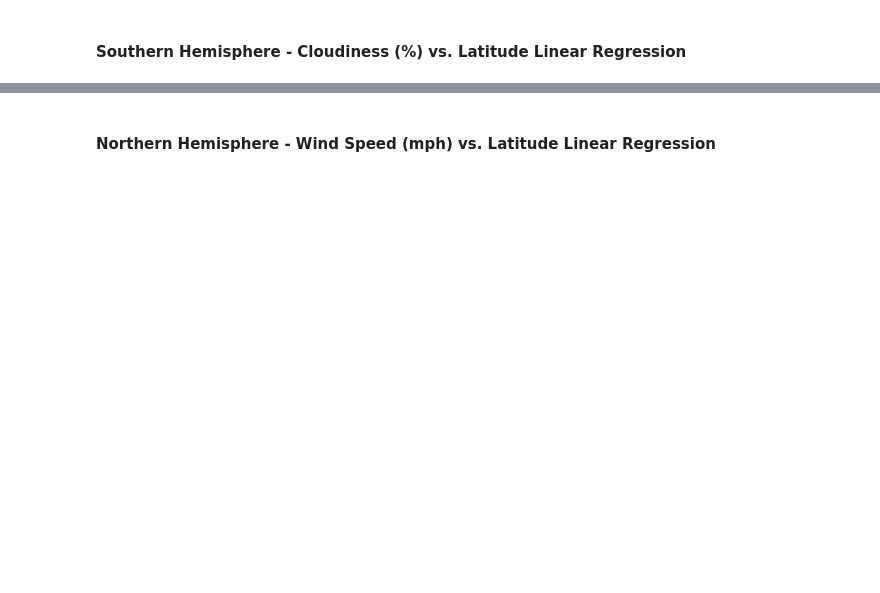
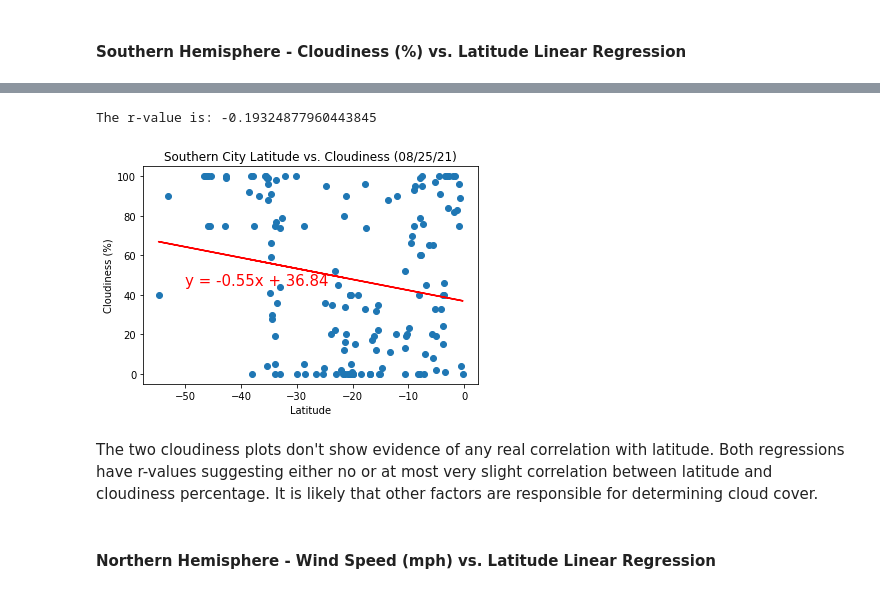
Before and after one commit to kellnergp/Weather-API-Mapping, a Jupyter notebook: WeatherPy/WeatherPy.ipynb, the cells around one changed output, grey strips where cells are left out. Saved outputs shown, nothing was run; the diff lists cells and outputs as text; code cells hidden in the pictures; blank space fills up the shorter version.

```diff
--- a/WeatherPy/WeatherPy.ipynb
+++ b/WeatherPy/WeatherPy.ipynb
@@ -501,2 +503,39 @@ The r-value is: 0.0035263772085582894
+# %%
+# pull pertinent values into lists to make regression simpler
+x_val = southern_df['Lat'].tolist()
+y_val = southern_df['Cloudiness'].tolist()
+
+# use scipy.stats.linregress to determine the regression parameters
+(slope, intercept, rvalue, pvalue, stderr) = linregress(x_val, y_val)
+
+# generate the regression values using the slope-intercept equation
+regress_values = [value * slope + intercept for value in x_val]
+
+# generate the string for regression equation
+line_eq = "y = " + str(round(slope,2)) + "x + " + str(round(intercept,2))
+
+# print the r-value of the regression
+print(f"The r-value is: {rvalue}")
+
+# plot the values and the regression
+plt.figure()
+plt.scatter(x_val,y_val)
+plt.plot(x_val,regress_values,"r-")
+
+# add proper plot labels
+plt.title('Southern City Latitude vs. Cloudiness (08/25/21)')
+plt.xlabel('Latitude')
+plt.ylabel('Cloudiness (%)')
+
+# annotate the plot with line equation
+plt.annotate(line_eq,(-50,45),fontsize=15,color="red")
+
+# save figure as png file
+plt.savefig('output_data/Fig7s.png')
+# %% [output]
+The r-value is: -0.19324877960443845
+[figure, added]
+# %% [markdown]
+The two cloudiness plots don't show evidence of any real correlation with latitude.  Both regressions have r-values suggesting either no or at most very slight correlation between latitude and cloudiness percentage.  It is likely that other factors are responsible for determining cloud cover.
 # %% [markdown]
 ####  Northern Hemisphere - Wind Speed (mph) vs. Latitude Linear Regression
```
Also changed, not shown: parts of 11 cells of this notebook, 4 other files.
